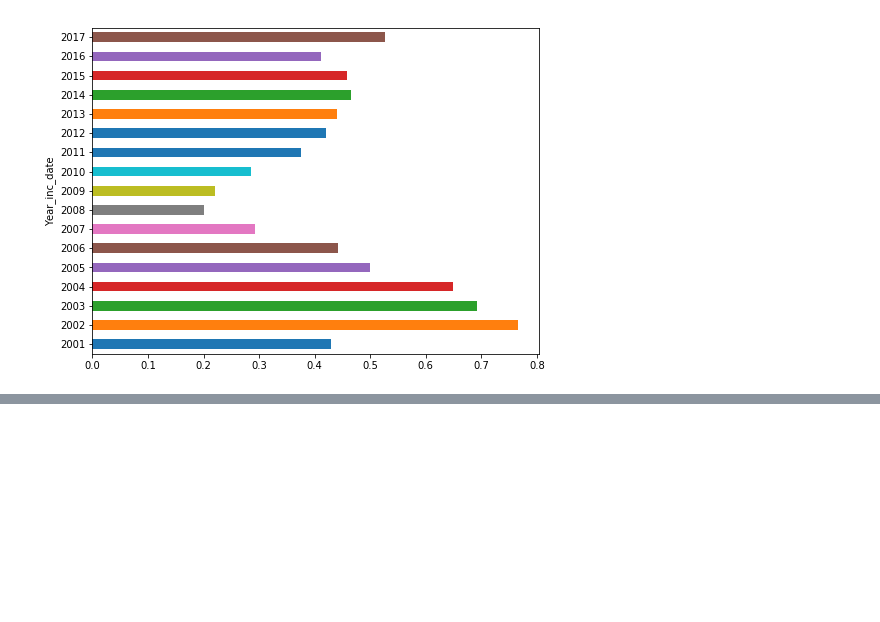
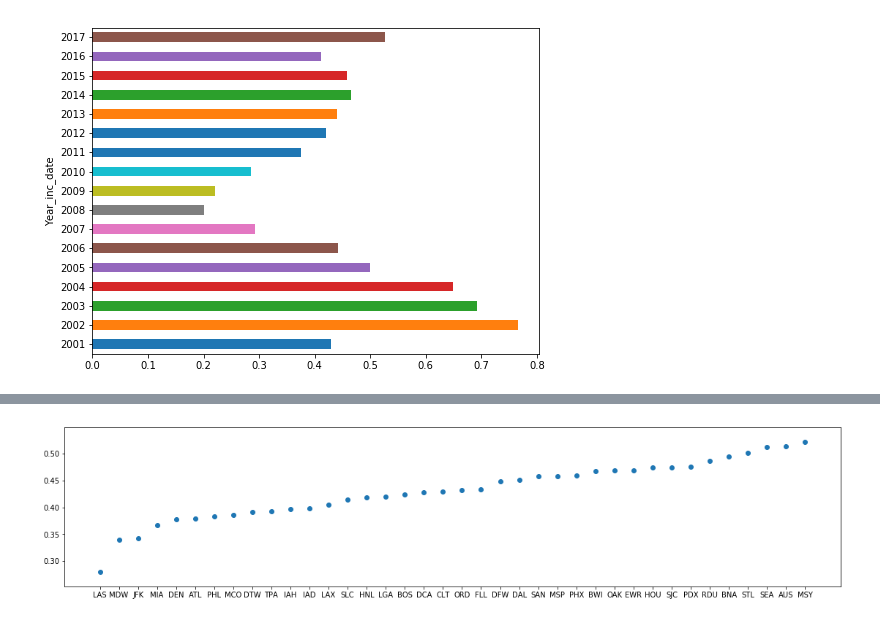
Before and after one commit to spencertollefson/tsa_claims, a Jupyter notebook: simple_models.ipynb, the cells around one changed output, grey strips where cells are left out. Saved outputs shown, nothing was run; the diff lists cells and outputs as text; code cells hidden in the pictures; blank space fills up the shorter version.

```diff
--- a/simple_models.ipynb
+++ b/simple_models.ipynb
@@ -358,0 +459,2 @@ some problems with this would be introducing YEAR and MONTH that has never been
+# %%
+df = None
@@ -358,0 +808,6 @@ some problems with this would be introducing YEAR and MONTH that has never been
+# %%
+ser = df.groupby(['airport_code']).bin_dispos_onehot.mean().sort_values()
+fig, ax = plt.subplots(figsize=(19, 4))
+ax.scatter(x=ser.index, y=ser.values);
+# %% [output]
+[figure, added]
```
Also changed, not shown: parts of 62 cells of this notebook, 22 other files.
